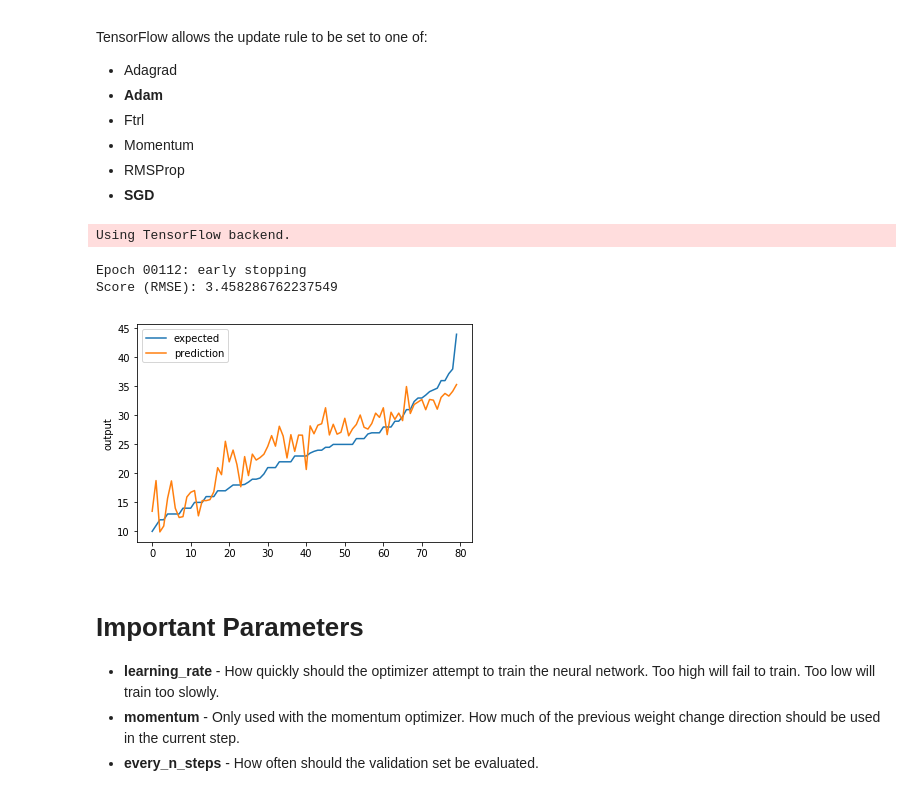
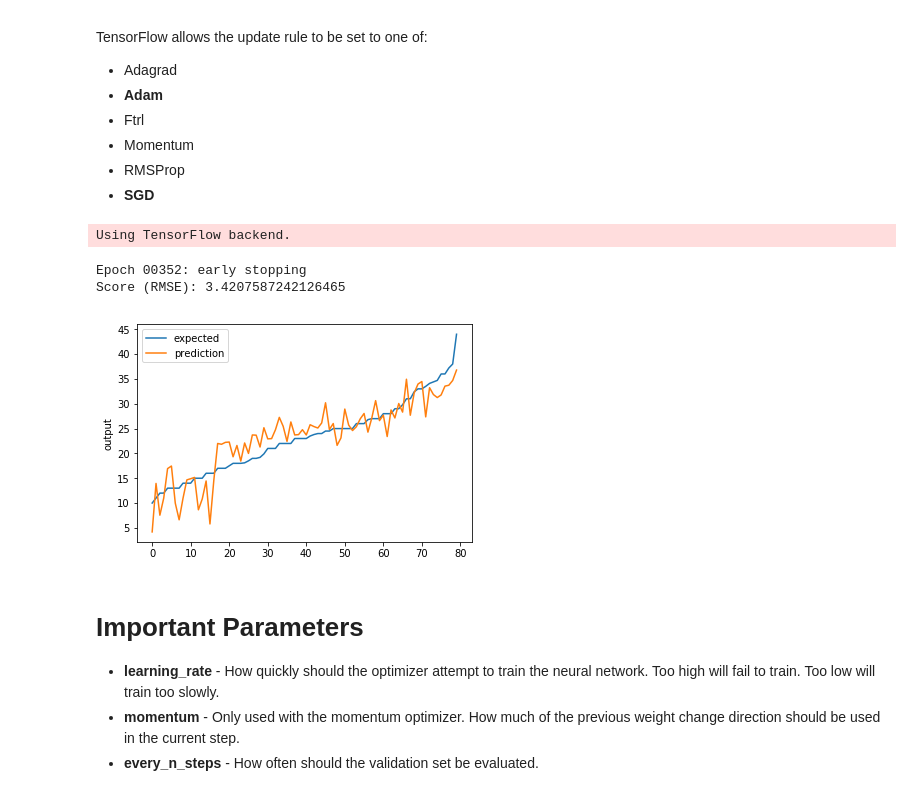
Before and after one commit to jeffheaton/t81_558_deep_learning, a Jupyter notebook: t81_558_class5_backpropagation.ipynb, the cells around one changed output. Saved outputs shown, nothing was run; the diff lists cells and outputs as text; code cells hidden in the pictures.

Commit message:
make sure to use best model on early stop

```diff
--- a/t81_558_class5_backpropagation.ipynb
+++ b/t81_558_class5_backpropagation.ipynb
@@ -254,6 +254,7 @@ import tensorflow as tf
 from keras.models import Sequential
 from keras.layers.core import Dense, Activation
 from keras.callbacks import EarlyStopping
+from keras.callbacks import ModelCheckpoint
 
 path = "./data/"
 preprocess = False
@@ -267,37 +268,39 @@ encode_text_dummy(df, 'origin')
 df.drop('name',1,inplace=True)
 if preprocess:
     encode_numeric_zscore(df, 'horsepower')
     encode_numeric_zscore(df, 'weight')
     encode_numeric_zscore(df, 'cylinders')
     encode_numeric_zscore(df, 'displacement')
     encode_numeric_zscore(df, 'acceleration')
 
 # Encode to a 2D matrix for training
 x,y = to_xy(df,'mpg')
 
 # Split into train/test
 x_train, x_test, y_train, y_test = train_test_split(
     x, y, test_size=0.20, random_state=42)
 
 model = Sequential()
 model.add(Dense(10, input_dim=x.shape[1], activation='relu'))
 model.add(Dense(1))
 model.compile(loss='mean_squared_error', optimizer='adam')
 monitor = EarlyStopping(monitor='val_loss', min_delta=1e-3, patience=5, verbose=1, mode='auto')
-model.fit(x,y,validation_data=(x_test,y_test),callbacks=[monitor],verbose=0,epochs=1000)
+checkpointer = ModelCheckpoint(filepath="best_weights.hdf5", verbose=0, save_best_only=True) # save best model
+model.fit(x,y,validation_data=(x_test,y_test),callbacks=[monitor,checkpointer],verbose=0,epochs=1000)
+model.load_weights('best_weights.hdf5') # load weights from best model
 
 # Predict and measure RMSE
 pred = model.predict(x_test)
 score = np.sqrt(metrics.mean_squared_error(pred,y_test))
 print("Score (RMSE): {}".format(score))
 
 # Plot the chart
 chart_regression(pred.flatten(),y_test)
 # %% [output]
 Using TensorFlow backend.
-Epoch 00112: early stopping
-Score (RMSE): 3.458286762237549
+Epoch 00352: early stopping
+Score (RMSE): 3.4207587242126465
-[figure, old version]
+[figure, new version]
 # %% [markdown]
 # Important Parameters
 
```
Also changed, not shown: 3 other files.
